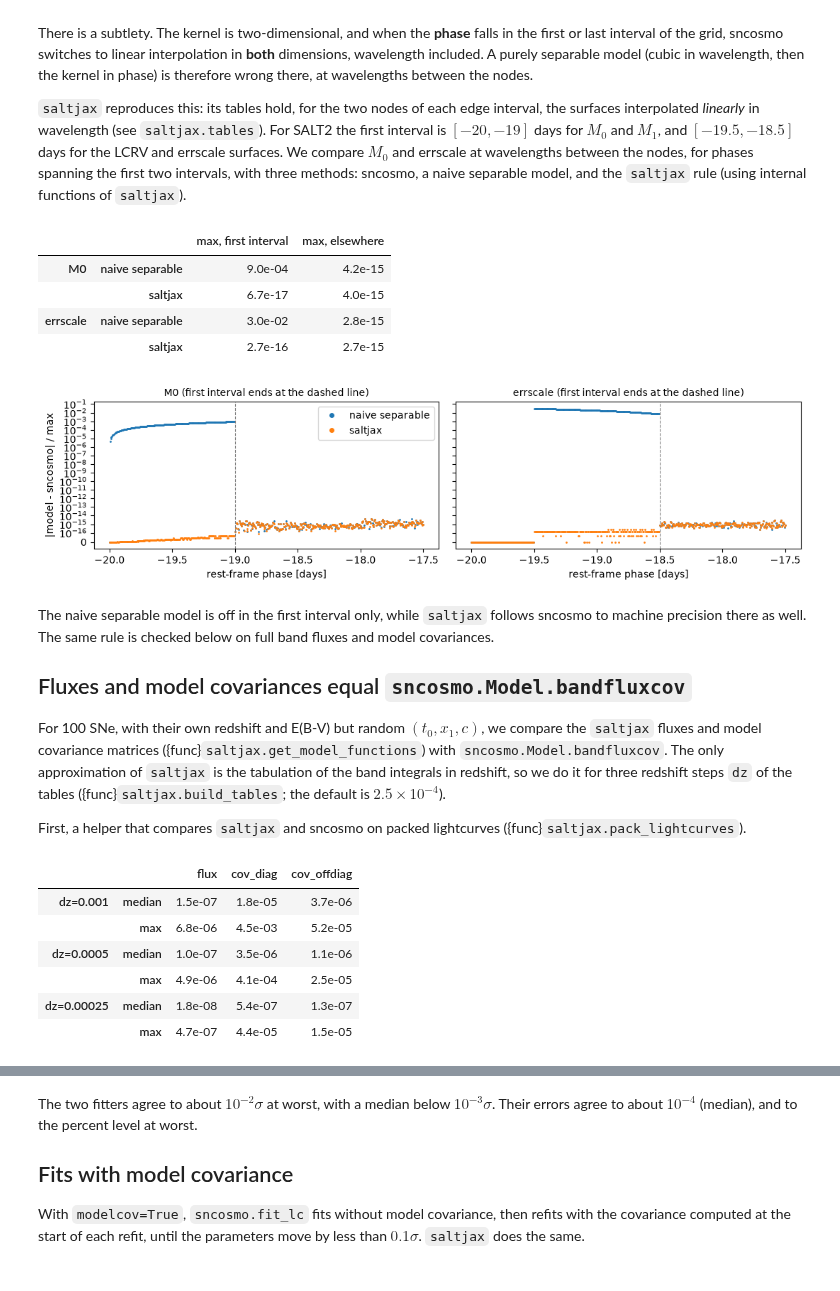
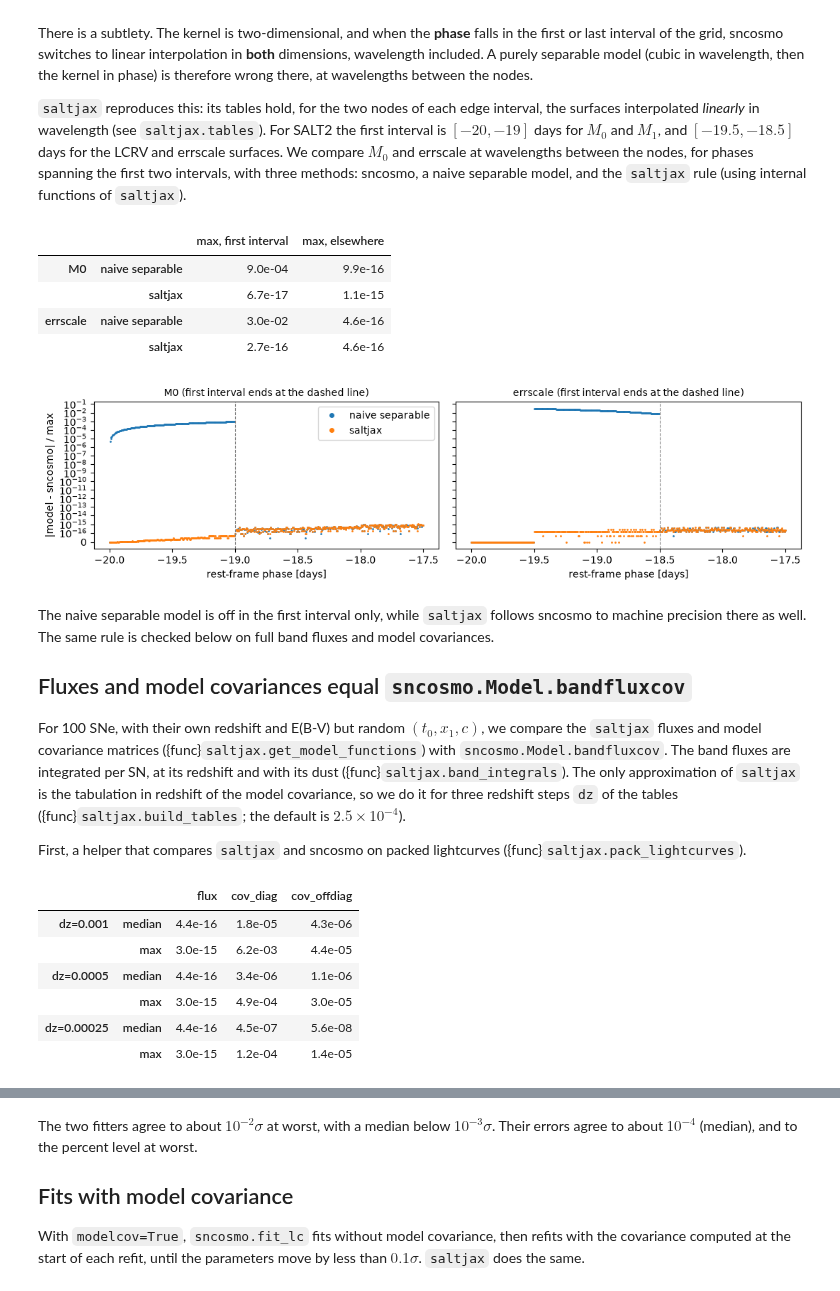
Before and after one commit to MickaelRigault/saltjax, a Jupyter notebook: docs/examples/validation.ipynb, the cells around one changed output, grey strips where cells are left out. Saved outputs shown, nothing was run; the diff lists cells and outputs as text; code cells hidden in the pictures.

```diff
--- a/docs/examples/validation.ipynb
+++ b/docs/examples/validation.ipynb
@@ -111,7 +111,7 @@ for phases spanning the first two intervals, with three methods: sncosmo, a naiv
 from saltjax import tables as sjt
 from saltjax.model import _interp
 
-surfaces = sjt._load_surfaces(sjt._get_modeldir(src), src._SCALE_FACTOR)
+surfaces = sjt._load_surfaces(sjt._get_modeldir(src), "salt2", src._SCALE_FACTOR)
 ph = np.linspace(-20, -17.5, 501)
 edge_check = {}
 for key in ["M0", "errscale"]:
@@ -146,11 +146,11 @@ pd.DataFrame({(key, label): {"max, first interval": d[ph < surfaces[key].phase[1
               for key, res in edge_check.items() for label, d in res.items()}).T.style.format("{:.1e}")
 # %% [output]
 |  |  | max, first interval | max, elsewhere |
-| M0 | naive separable | 9.0e-04 | 4.2e-15 |
-|  | saltjax | 6.7e-17 | 4.0e-15 |
-| errscale | naive separable | 3.0e-02 | 2.8e-15 |
-|  | saltjax | 2.7e-16 | 2.7e-15 |
+| M0 | naive separable | 9.0e-04 | 9.9e-16 |
+|  | saltjax | 6.7e-17 | 1.1e-15 |
+| errscale | naive separable | 3.0e-02 | 4.6e-16 |
+|  | saltjax | 2.7e-16 | 4.6e-16 |
-[figure, old version]
+[figure, new version]
 # %% [markdown]
 The naive separable model is off in the first interval only, while `saltjax` follows sncosmo to machine precision there
 as well. The same rule is checked below on full band fluxes and model covariances.
@@ -158,8 +158,9 @@ as well. The same rule is checked below on full band fluxes and model covariance
 ## Fluxes and model covariances equal `sncosmo.Model.bandfluxcov`
 
 For 100 SNe, with their own redshift and E(B-V) but random $(t_0, x_1, c)$, we compare the `saltjax` fluxes and model
-covariance matrices ({func}`saltjax.get_model_functions`) with `sncosmo.Model.bandfluxcov`. The only approximation of
-`saltjax` is the tabulation of the band integrals in redshift, so we do it for three redshift steps `dz` of the tables
+covariance matrices ({func}`saltjax.get_model_functions`) with `sncosmo.Model.bandfluxcov`. The band fluxes are integrated
+per SN, at its redshift and with its dust ({func}`saltjax.band_integrals`). The only approximation of `saltjax` is the
+tabulation in redshift of the model covariance, so we do it for three redshift steps `dz` of the tables
 ({func}`saltjax.build_tables`; the default is $2.5\times10^{-4}$).
 
 First, a helper that compares `saltjax` and sncosmo on packed lightcurves ({func}`saltjax.pack_lightcurves`).
@@ -192,25 +192,25 @@ def compare_packed(arr, tables, thetas, rows, threshold=0.02):
 # %%
 sub = index[:100]
 rng = np.random.default_rng(3)
 thetas = np.column_stack([truth.loc[sub, "t0"] + rng.normal(0, 2, len(sub)), np.full(len(sub), 1e-3),
                           rng.normal(0, 1.5, len(sub)), rng.normal(0, 0.15, len(sub))])
 
 model_checks = {}
 with jax.enable_x64(True):
     for dz in [1e-3, 5e-4, 2.5e-4]:
-        tables = saltjax.build_tables(bands, 0., truth["z"].max(), ebv_max=ebv_max, dz=dz)
+        tables = saltjax.build_tables(bands, 0., truth["z"].max(), dz=dz)
         arr = saltjax.pack_lightcurves(data, targets, tables, indexes=sub)
         model_checks[dz] = compare_packed(arr, tables, thetas, [truth.loc[s] for s in sub])
 pd.DataFrame({(f"dz={dz:g}", stat): {k: getattr(np, stat)(v) for k, v in res.items()}
               for dz, res in model_checks.items() for stat in ["median", "max"]}).T.style.format("{:.1e}")
 # %% [output]
 |  |  | flux | cov_diag | cov_offdiag |
-| dz=0.001 | median | 1.5e-07 | 1.8e-05 | 3.7e-06 |
-|  | max | 6.8e-06 | 4.5e-03 | 5.2e-05 |
-| dz=0.0005 | median | 1.0e-07 | 3.5e-06 | 1.1e-06 |
-|  | max | 4.9e-06 | 4.1e-04 | 2.5e-05 |
-| dz=0.00025 | median | 1.8e-08 | 5.4e-07 | 1.3e-07 |
-|  | max | 4.7e-07 | 4.4e-05 | 1.5e-05 |
+| dz=0.001 | median | 4.4e-16 | 1.8e-05 | 4.3e-06 |
+|  | max | 3.0e-15 | 6.2e-03 | 4.4e-05 |
+| dz=0.0005 | median | 4.4e-16 | 3.4e-06 | 1.1e-06 |
+|  | max | 3.0e-15 | 4.9e-04 | 3.0e-05 |
+| dz=0.00025 | median | 4.4e-16 | 4.5e-07 | 5.6e-08 |
+|  | max | 3.0e-15 | 1.2e-04 | 1.4e-05 |
 # %%
 fig, axes = plt.subplots(1, 3, figsize=(12, 3), sharey=True)
 for ax, key in zip(axes, ["flux", "cov_diag", "cov_offdiag"]):
```
Also changed, not shown: parts of 18 cells of this notebook, 24 other files.
